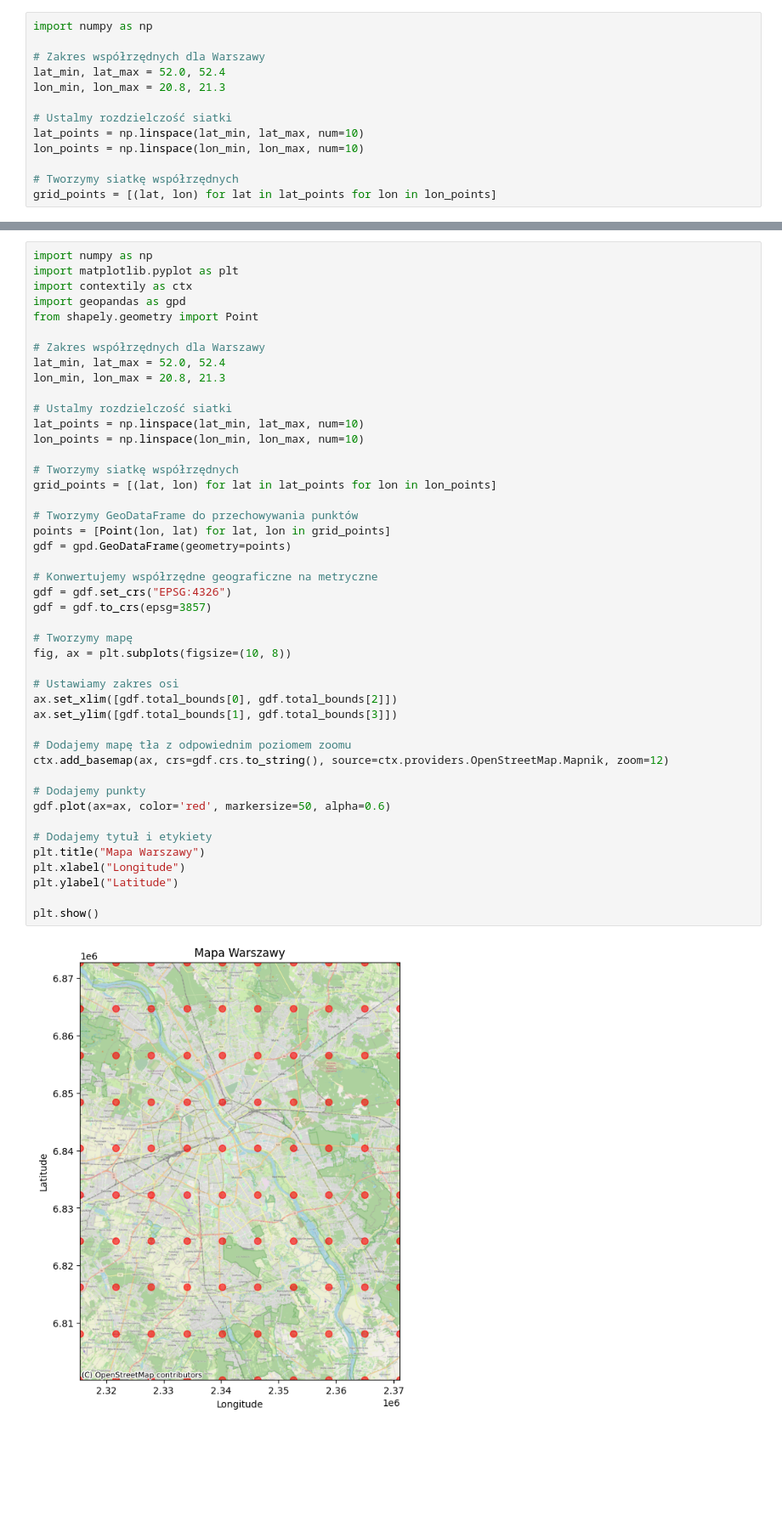
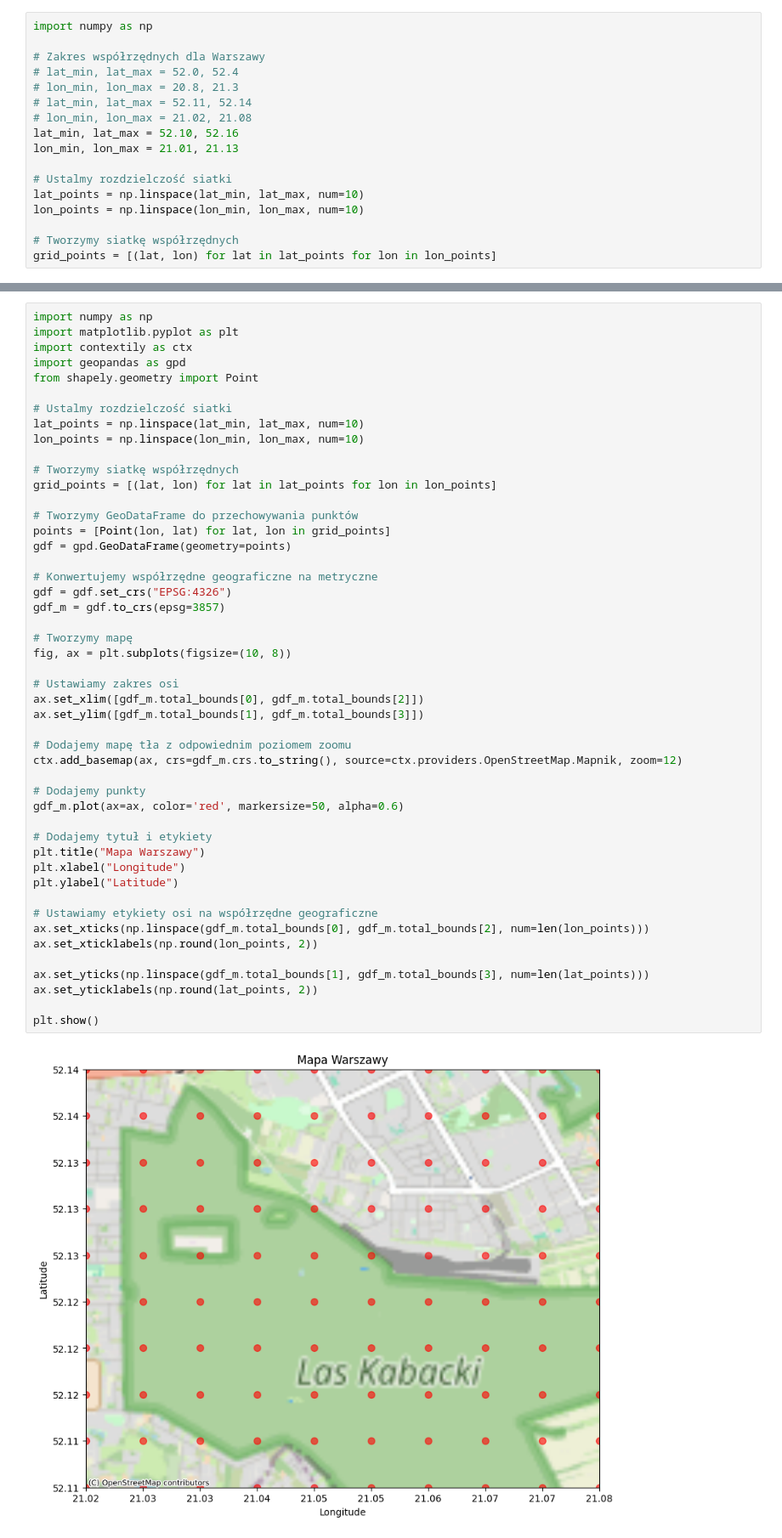
Before and after one commit to ProkopSebastian/Course-Intro-to-R-and-Python, a Jupyter notebook: weather-project/a.py.ipynb, the cells around one changed output, grey strips where cells are left out. Shown at 85% size. Drawn from its saved outputs; the diff is of its cells as text; blank space fills up the shorter version.

```diff
--- a/weather-project/a.py.ipynb
+++ b/weather-project/a.py.ipynb
@@ -2,8 +2,12 @@
 import numpy as np
 
 # Zakres współrzędnych dla Warszawy
-lat_min, lat_max = 52.0, 52.4
-lon_min, lon_max = 20.8, 21.3
+# lat_min, lat_max = 52.0, 52.4
+# lon_min, lon_max = 20.8, 21.3
+# lat_min, lat_max = 52.11, 52.14
+# lon_min, lon_max = 21.02, 21.08
+lat_min, lat_max = 52.10, 52.16
+lon_min, lon_max = 21.01, 21.13
 
 # Ustalmy rozdzielczość siatki
 lat_points = np.linspace(lat_min, lat_max, num=10)
@@ -67,47 +73,50 @@ import matplotlib.pyplot as plt
 import contextily as ctx
 import geopandas as gpd
 from shapely.geometry import Point
-
-# Zakres współrzędnych dla Warszawy
-lat_min, lat_max = 52.0, 52.4
-lon_min, lon_max = 20.8, 21.3
 
 # Ustalmy rozdzielczość siatki
 lat_points = np.linspace(lat_min, lat_max, num=10)
 lon_points = np.linspace(lon_min, lon_max, num=10)
 
 # Tworzymy siatkę współrzędnych
 grid_points = [(lat, lon) for lat in lat_points for lon in lon_points]
 
 # Tworzymy GeoDataFrame do przechowywania punktów
 points = [Point(lon, lat) for lat, lon in grid_points]
 gdf = gpd.GeoDataFrame(geometry=points)
 
 # Konwertujemy współrzędne geograficzne na metryczne
 gdf = gdf.set_crs("EPSG:4326")
-gdf = gdf.to_crs(epsg=3857)
+gdf_m = gdf.to_crs(epsg=3857)
 
 # Tworzymy mapę
 fig, ax = plt.subplots(figsize=(10, 8))
 
 # Ustawiamy zakres osi
-ax.set_xlim([gdf.total_bounds[0], gdf.total_bounds[2]])
-ax.set_ylim([gdf.total_bounds[1], gdf.total_bounds[3]])
+ax.set_xlim([gdf_m.total_bounds[0], gdf_m.total_bounds[2]])
+ax.set_ylim([gdf_m.total_bounds[1], gdf_m.total_bounds[3]])
 
 # Dodajemy mapę tła z odpowiednim poziomem zoomu
-ctx.add_basemap(ax, crs=gdf.crs.to_string(), source=ctx.providers.OpenStreetMap.Mapnik, zoom=12)
+ctx.add_basemap(ax, crs=gdf_m.crs.to_string(), source=ctx.providers.OpenStreetMap.Mapnik, zoom=12)
 
 # Dodajemy punkty
-gdf.plot(ax=ax, color='red', markersize=50, alpha=0.6)
+gdf_m.plot(ax=ax, color='red', markersize=50, alpha=0.6)
 
 # Dodajemy tytuł i etykiety
 plt.title("Mapa Warszawy")
 plt.xlabel("Longitude")
 plt.ylabel("Latitude")
 
+# Ustawiamy etykiety osi na współrzędne geograficzne
+ax.set_xticks(np.linspace(gdf_m.total_bounds[0], gdf_m.total_bounds[2], num=len(lon_points)))
+ax.set_xticklabels(np.round(lon_points, 2))
+
+ax.set_yticks(np.linspace(gdf_m.total_bounds[1], gdf_m.total_bounds[3], num=len(lat_points)))
+ax.set_yticklabels(np.round(lat_points, 2))
+
 plt.show()
 # %% [output]
-[figure, old version]
+[figure, new version]
 # %%
 import matplotlib.pyplot as plt
 import contextily as ctx
```
Also changed, not shown: parts of 8 cells of this notebook, 11 other files.
